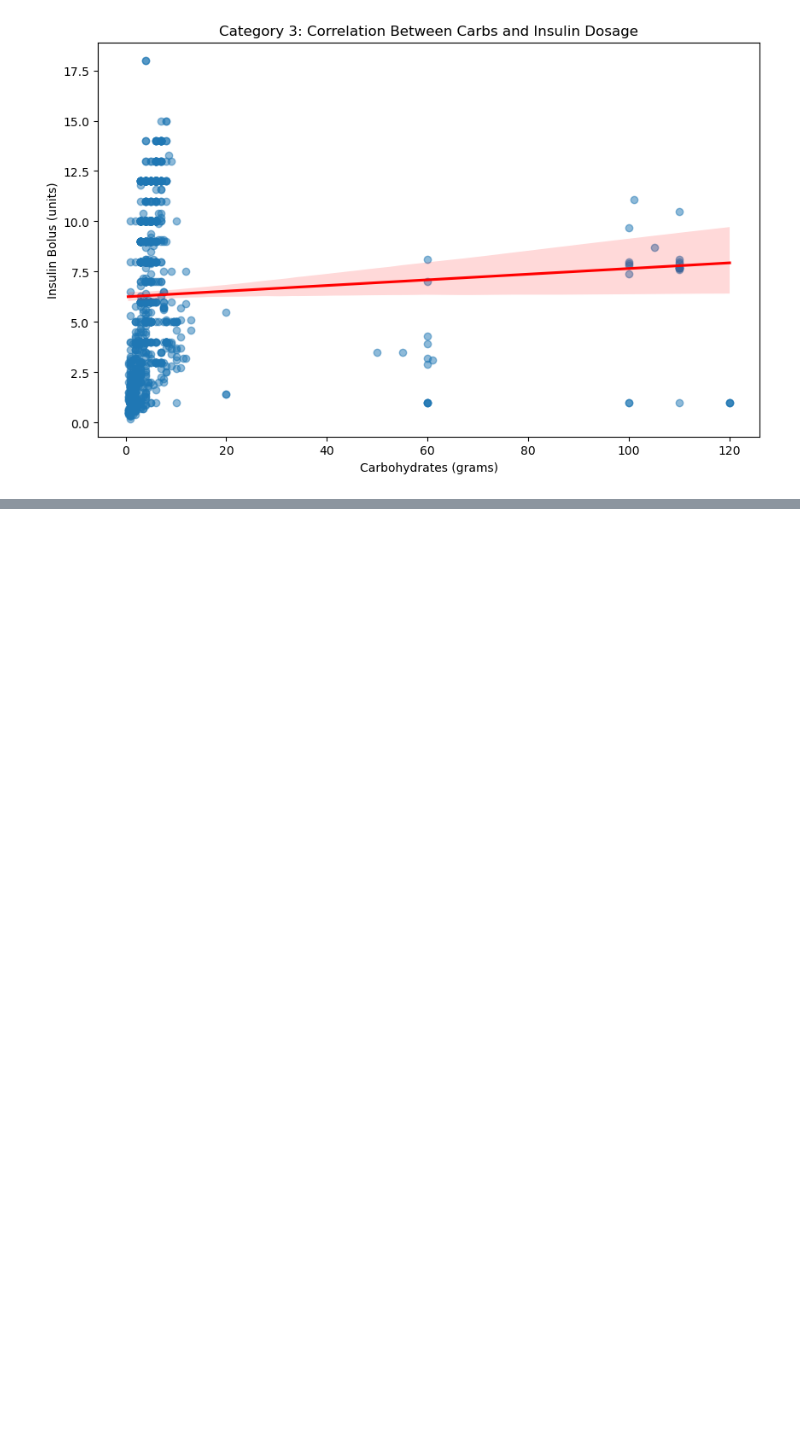
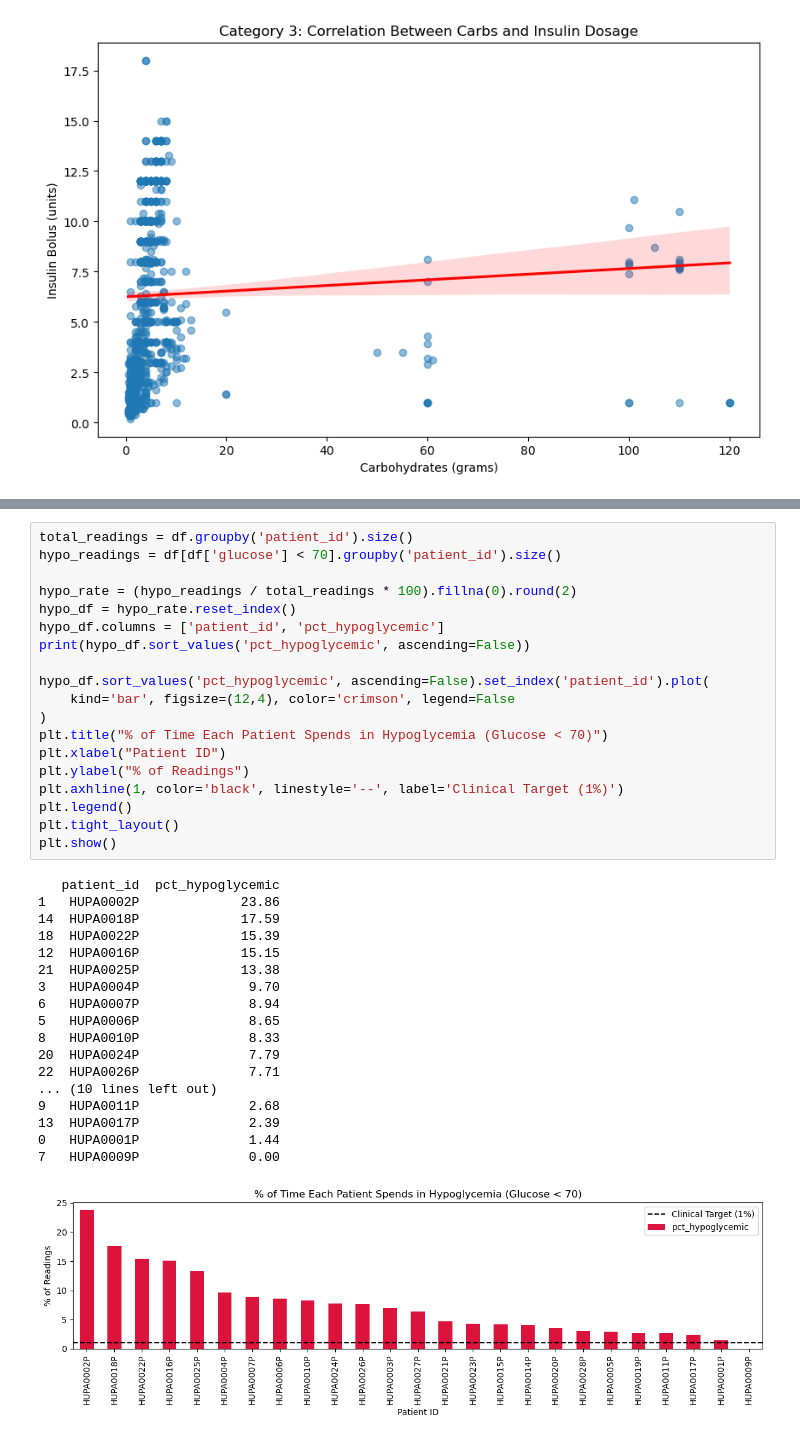
Before and after one commit to PoojaBELURE1724/Team6_DataDynamos_Python-Hackathon_MAY-2026, a Jupyter notebook: Team6_DataDynamos_category2.DescriptiveAnalysis.ipynb, the cells around one changed output, grey strips where cells are left out. Drawn from its saved outputs; the diff is of its cells as text; blank space fills up the shorter version.

```diff
--- a/Team6_DataDynamos_category2.DescriptiveAnalysis.ipynb
+++ b/Team6_DataDynamos_category2.DescriptiveAnalysis.ipynb
@@ -149,0 +181,38 @@ plt.show()
+# %%
+total_readings = df.groupby('patient_id').size()
+hypo_readings = df[df['glucose'] < 70].groupby('patient_id').size()
+
+hypo_rate = (hypo_readings / total_readings * 100).fillna(0).round(2)
+hypo_df = hypo_rate.reset_index()
+hypo_df.columns = ['patient_id', 'pct_hypoglycemic']
+print(hypo_df.sort_values('pct_hypoglycemic', ascending=False))
+
+hypo_df.sort_values('pct_hypoglycemic', ascending=False).set_index('patient_id').plot(
+    kind='bar', figsize=(12,4), color='crimson', legend=False
+)
+plt.title("% of Time Each Patient Spends in Hypoglycemia (Glucose < 70)")
+plt.xlabel("Patient ID")
+plt.ylabel("% of Readings")
+plt.axhline(1, color='black', linestyle='--', label='Clinical Target (1%)')
+plt.legend()
+plt.tight_layout()
+plt.show()
+# %% [output]
+   patient_id  pct_hypoglycemic
+1   HUPA0002P             23.86
+14  HUPA0018P             17.59
+18  HUPA0022P             15.39
+12  HUPA0016P             15.15
+21  HUPA0025P             13.38
+3   HUPA0004P              9.70
+6   HUPA0007P              8.94
+5   HUPA0006P              8.65
+8   HUPA0010P              8.33
+20  HUPA0024P              7.79
+22  HUPA0026P              7.71
+... (10 lines left out)
+9   HUPA0011P              2.68
+13  HUPA0017P              2.39
+0   HUPA0001P              1.44
+7   HUPA0009P              0.00
+[figure, added]
```
Also changed, not shown: parts of 8 cells of this notebook.
